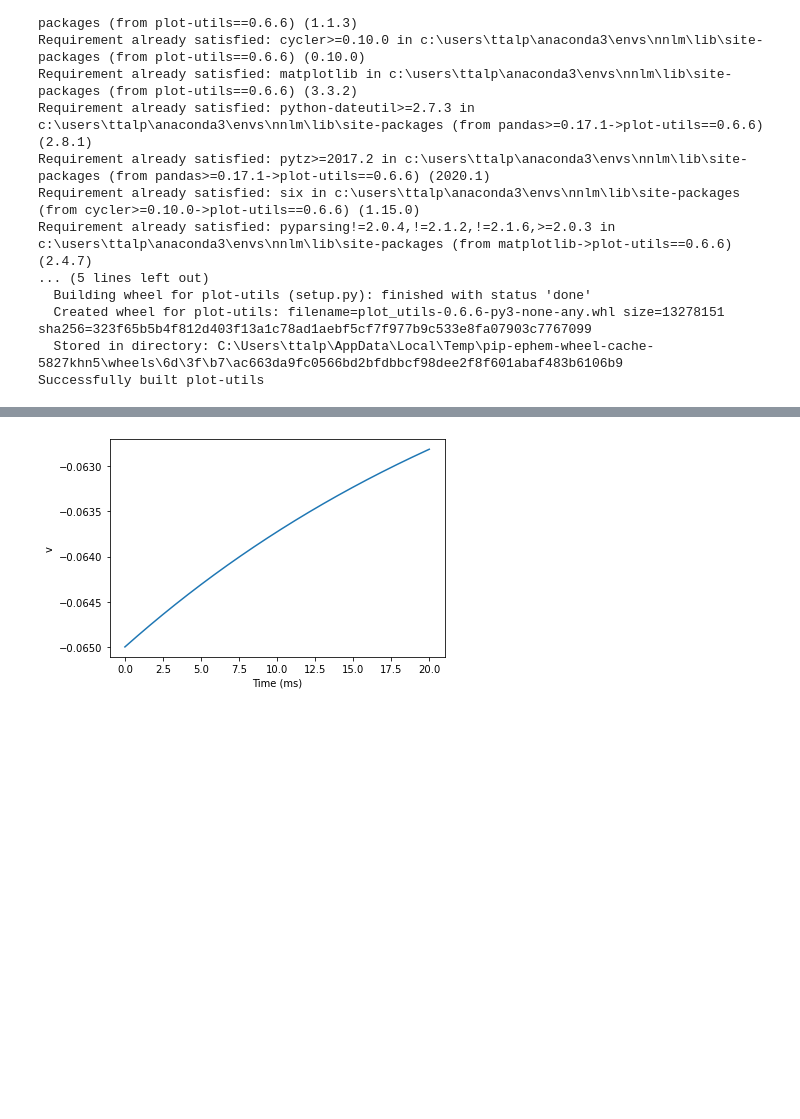
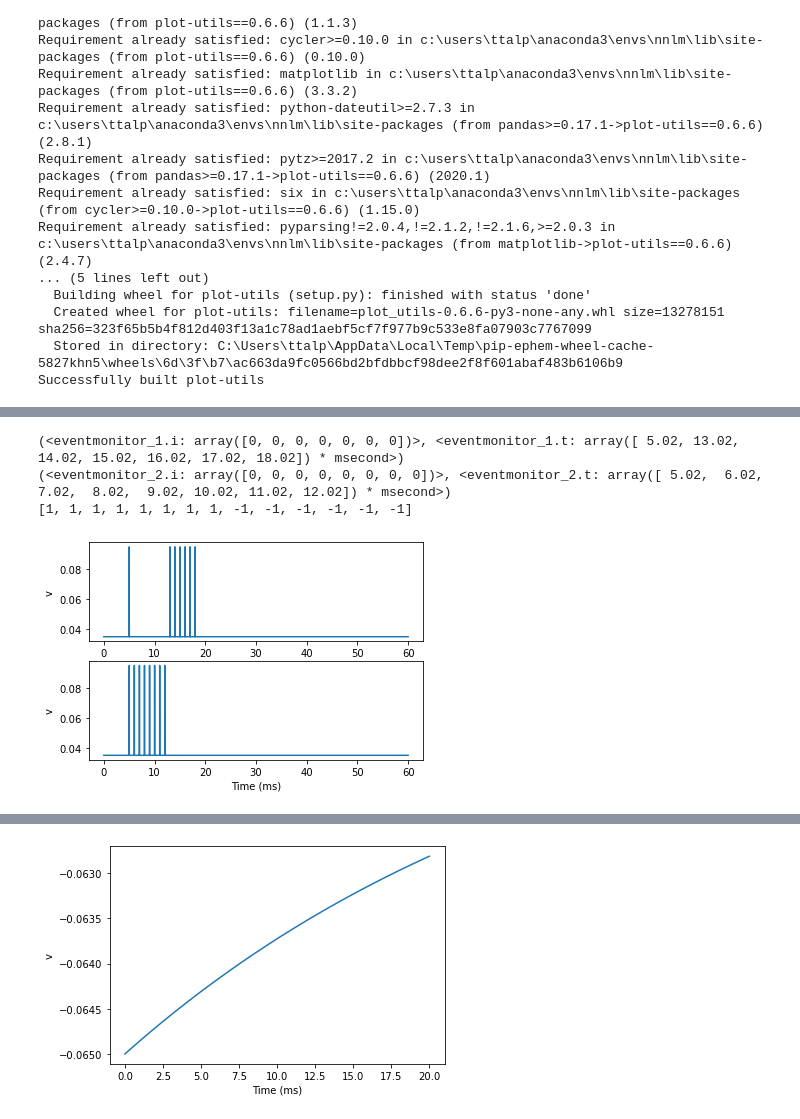
Before and after one commit to EmilyBjartskular/spiking-adventure, a Jupyter notebook: notebook/Untitled.ipynb, the cells around one changed output, grey strips where cells are left out. Saved outputs shown, nothing was run; the diff lists cells and outputs as text; code cells hidden in the pictures; blank space fills up the shorter version.

```diff
--- a/notebook/Untitled.ipynb
+++ b/notebook/Untitled.ipynb
@@ -87,13 +87,3 @@ def visualise_connectivity(S):
     ylim(-1, Nt)
     xlabel('Source neuron index')
     ylabel('Target neuron index')
-# %%
-print(neuron_define(6))
-
-
-
-i,j,N_e,N_i = synapse_generator(6)
-print('i = ', i)
-print('\n j = ', j)
-print('\n N_e = ', N_e)
-print('\n N_i = ', N_i)
@@ -108,0 +177,8 @@ i =  [0, 0, 6, 12, 17, 1, 1, 7, 1, 7, 13, 18, 2, 2, 8, 2, 8, 14, 19, 3, 3, 9, 3,
+# %%
+input_neurons = 100 ### insert no of input neurons here ###
+time = 20
+
+data = spikegen(input_neurons, time)
+data_without_zeros = filter_spikes(data)
+
+print(data_without_zeros)
@@ -253,0 +318,20 @@ Starting simulation at t=0. s for a duration of 20. ms
+# %%
+
+figure()
+subplot(211)
+plot(left_monitor.t/ms, left_monitor.v[0])
+xlabel('Time (ms)')
+ylabel('v');
+subplot(212)
+plot(right_monitor.t/ms, right_monitor.v[0])
+xlabel('Time (ms)')
+ylabel('v');
+
+print(left_event.it[0][])
+print(right_event.it)
+print(labels)
+# %% [output]
+(<eventmonitor_1.i: array([0, 0, 0, 0, 0, 0, 0])>, <eventmonitor_1.t: array([ 5.02, 13.02, 14.02, 15.02, 16.02, 17.02, 18.02]) * msecond>)
+(<eventmonitor_2.i: array([0, 0, 0, 0, 0, 0, 0, 0])>, <eventmonitor_2.t: array([ 5.02,  6.02,  7.02,  8.02,  9.02, 10.02, 11.02, 12.02]) * msecond>)
+[1, 1, 1, 1, 1, 1, 1, 1, -1, -1, -1, -1, -1, -1]
+[figure, added]
```
Also changed, not shown: parts of 8 cells of this notebook, 2 other files.
